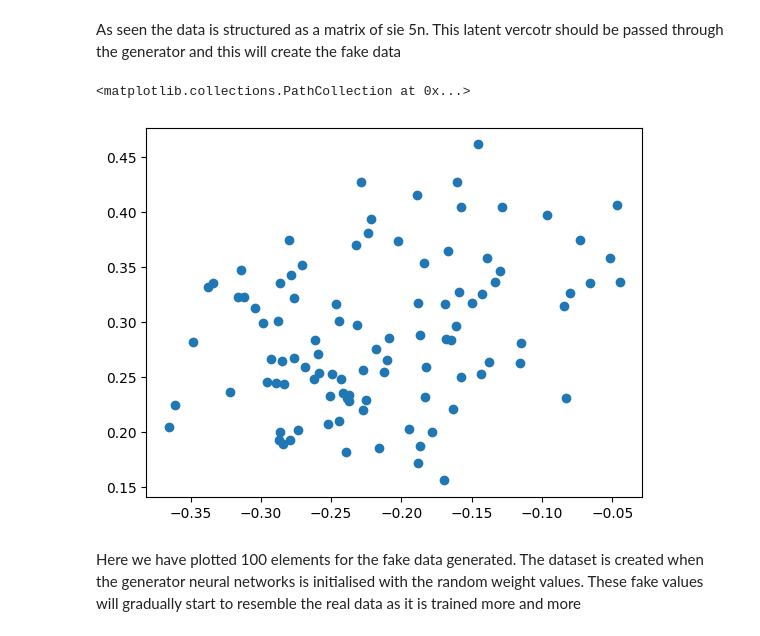
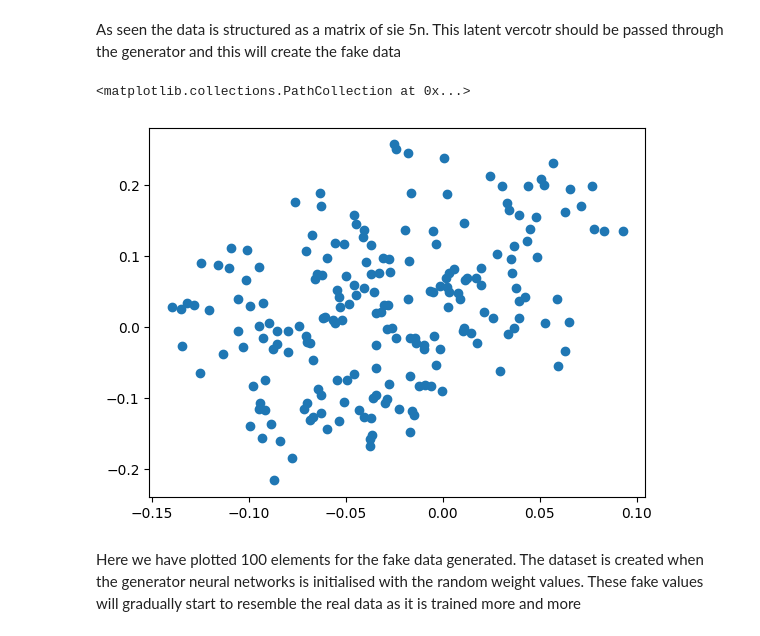
Before and after one commit to Rahy-Premji/NvidiaSpringWeek, a Jupyter notebook: GANsNotebook.ipynb, the cells around one changed output. Saved outputs shown, nothing was run; the diff lists cells and outputs as text; code cells hidden in the pictures.

```diff
--- a/GANsNotebook.ipynb
+++ b/GANsNotebook.ipynb
@@ -12,6 +12,13 @@ First we need to import the relevant libraries which are PyTorch and matplotlib
 import torch
 import torch.nn as nn
 import matplotlib.pyplot as plt
+# %%
+training_steps = 50000
+samples = 200
+epochs = 1000 #number of epochs
+n = 100 #number of batches to be created
+numb_input_layer = 5
+training_steps = 50000
 # %% [markdown]
 Next we have to define a 1D function that we want ot model with the GANs. The input will be x data variables and the true data will be created from the sine function. If the outputted y plot is the same as the sine function then it wil be regarded as a true data label, if not then it will be judged as a fake data point. The job of the Generator is try to learn what causes a y variable to be true or not.
 
@@ -231,11 +241,11 @@ def generate_fake_samples(generator, n, latent_dim=5):
     fake_data = generator(z)
     return fake_data
 # %%
-fake_data_test = generate_fake_samples(generator, 100)
+fake_data_test = generate_fake_samples(generator, samples)
 plt.scatter(fake_data_test[:,0].detach().numpy(), fake_data_test[:,1].detach().numpy())
 # %% [output]
 <matplotlib.collections.PathCollection at 0x...>
-[figure, old version]
+[figure, new version]
 # %% [markdown]
 Here we have plotted 100 elements for the fake data generated. The dataset is created when the generator neural networks is initialised with the random weight values. These fake values will gradually start to resemble the real data as it is trained more and more
 # %% [markdown]
```
Also changed, not shown: parts of 14 cells of this notebook.
